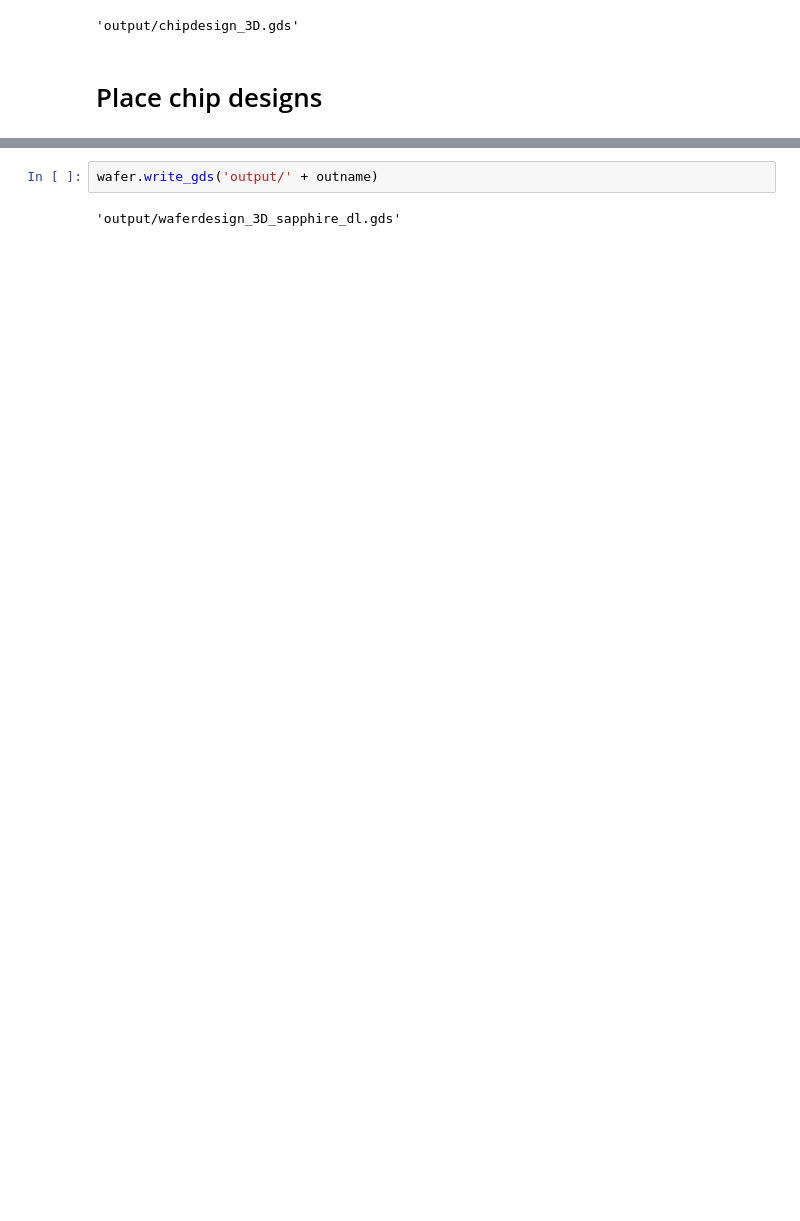
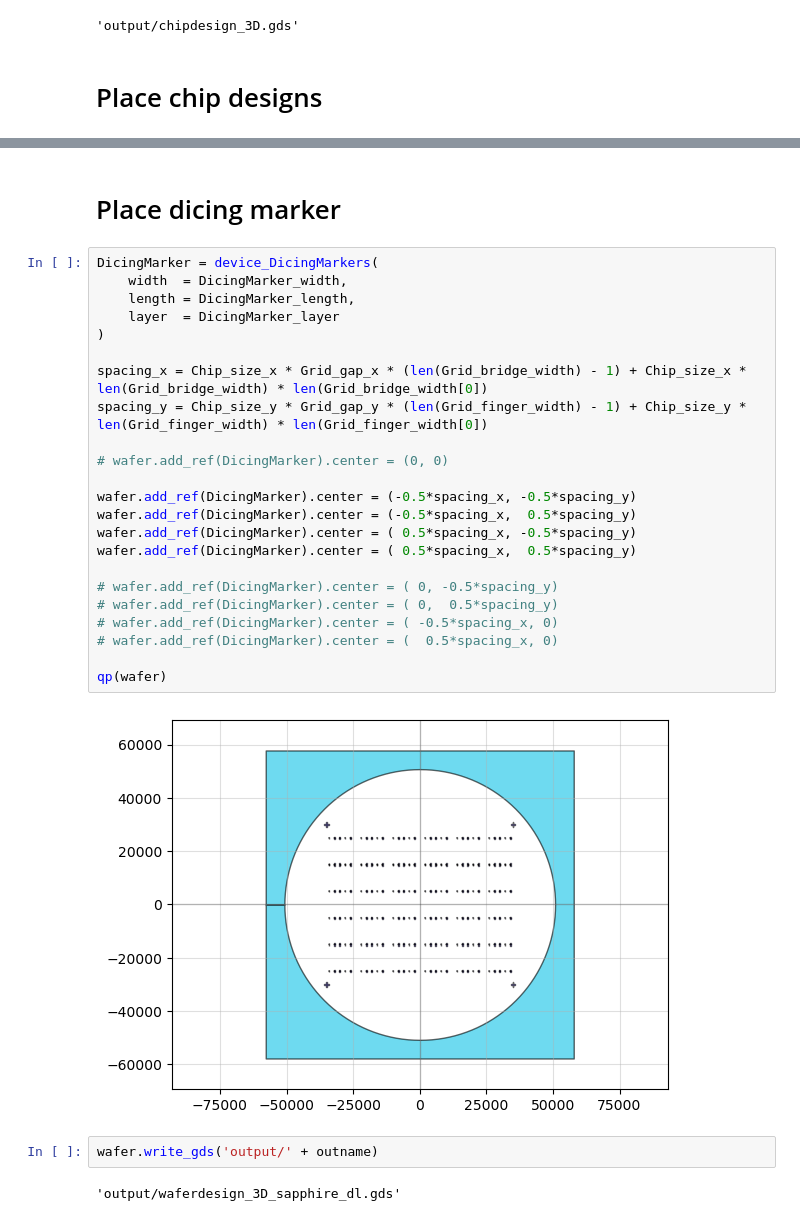
Before and after one commit to yminononono/Quantum-GDSDesign, a Jupyter notebook: transmon3D.ipynb, the cells around one changed output, grey strips where cells are left out. Saved outputs shown, nothing was run; the diff lists cells and outputs as text; blank space fills up the shorter version.

```diff
--- a/transmon3D.ipynb
+++ b/transmon3D.ipynb
@@ -156,3 +123,30 @@ qp(D)
+# %% [markdown]
+# Place dicing marker
+# %%
+DicingMarker = device_DicingMarkers(
+    width  = DicingMarker_width,
+    length = DicingMarker_length,
+    layer  = DicingMarker_layer
+)
+
+spacing_x = Chip_size_x * Grid_gap_x * (len(Grid_bridge_width) - 1) + Chip_size_x * len(Grid_bridge_width) * len(Grid_bridge_width[0])
+spacing_y = Chip_size_y * Grid_gap_y * (len(Grid_finger_width) - 1) + Chip_size_y * len(Grid_finger_width) * len(Grid_finger_width[0])
+
+# wafer.add_ref(DicingMarker).center = (0, 0)
+
+wafer.add_ref(DicingMarker).center = (-0.5*spacing_x, -0.5*spacing_y)
+wafer.add_ref(DicingMarker).center = (-0.5*spacing_x,  0.5*spacing_y)
+wafer.add_ref(DicingMarker).center = ( 0.5*spacing_x, -0.5*spacing_y)
+wafer.add_ref(DicingMarker).center = ( 0.5*spacing_x,  0.5*spacing_y)
+
+# wafer.add_ref(DicingMarker).center = ( 0, -0.5*spacing_y)
+# wafer.add_ref(DicingMarker).center = ( 0,  0.5*spacing_y)
+# wafer.add_ref(DicingMarker).center = ( -0.5*spacing_x, 0)
+# wafer.add_ref(DicingMarker).center = (  0.5*spacing_x, 0)
+
+qp(wafer)
+# %% [output]
+[figure, added]
 # %%
 wafer.write_gds('output/' + outname)
 # %% [output]
```
Also changed, not shown: parts of 4 cells of this notebook, 6 other files.
